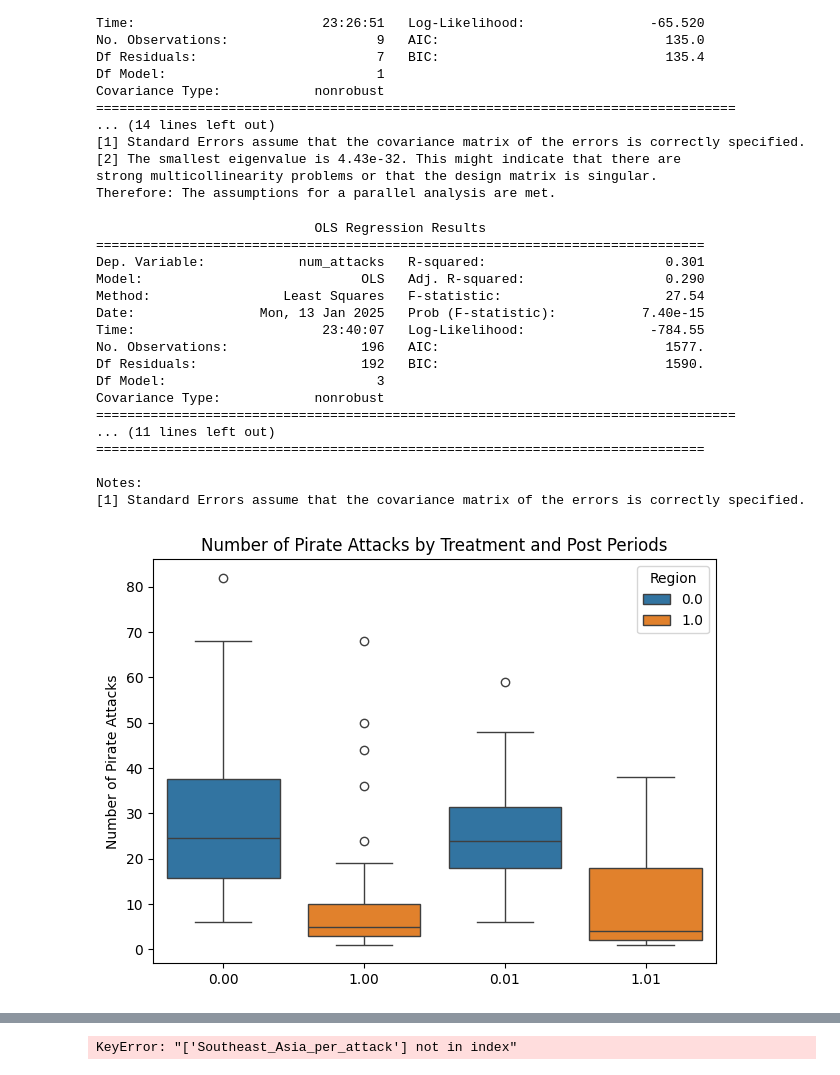
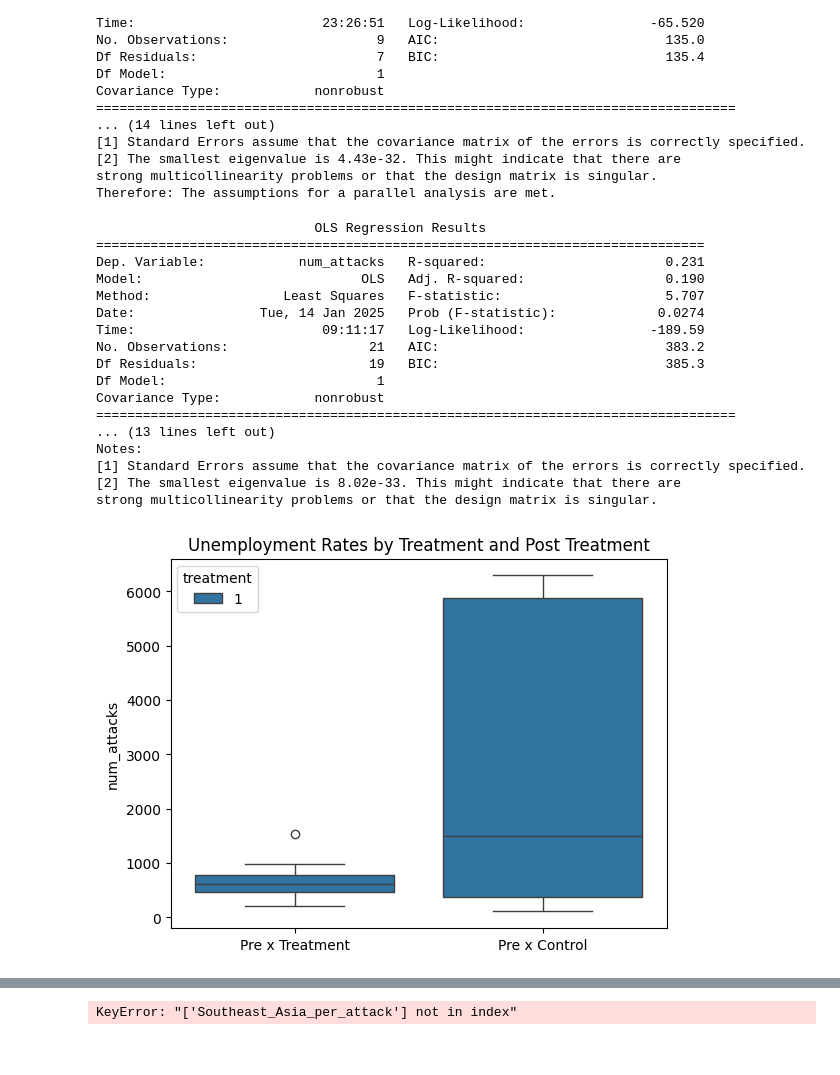
Before and after one commit to yuhengding1206/QM2-2024, a Jupyter notebook: W1_Python_Recap Copy.ipynb, the cells around one changed output, grey strips where cells are left out. Drawn from its saved outputs; the diff is of its cells as text; code cells hidden in the pictures.

```diff
--- a/W1_Python_Recap Copy.ipynb
+++ b/W1_Python_Recap Copy.ipynb
@@ -1609,50 +1609,54 @@ df = pd.read_csv(StringIO(response.content.decode('utf-8')))
 
 # Select the desired columns for Aden Gulf and Guinea Gulf
 selected_data = df[['Year', 'Aden_per_attack', 'Guinea_per_attack']]
 
 # Filter for the specific years (2000 to 2020)
 filtered_data = selected_data[(selected_data['Year'] >= 2000) & (selected_data['Year'] <= 2020)]
 
 # Create treatment variable for Aden Gulf (1) and Guinea Gulf (0)
 filtered_data['treatment'] = np.where(filtered_data['Aden_per_attack'].notnull(), 1, 0)
 
 # Create post variable (1 for post-2008, 0 for pre-2009)
 filtered_data['post'] = np.where(filtered_data['Year'] >= 2009, 1, 0)
 
+# Create an interaction term for post and treatment
+filtered_data['post_treatment'] = filtered_data['post'] * filtered_data['treatment']
+
+
 # Create a variable for the counts of attacks: Aden Gulf is already counted in 'Aden_per_attack',
 # for Guinea Gulf, we can reverse engineer the logic.
 filtered_data['num_attacks'] = np.where(filtered_data['treatment'] == 1, filtered_data['Aden_per_attack'], filtered_data['Guinea_per_attack'])
 
 # Run DID regression
-did_model = ols('num_attacks ~ post + treatment + post_treatment', data=agg_df).fit()
+# Changed 'agg_df' to 'filtered_data' to reference the correct DataFrame
+did_model = ols('num_attacks ~ post + treatment + post_treatment', data=filtered_data).fit()
 print(did_model.summary())
 
 # Visualize boxplot for pre and post periods by treatment group
-agg_df['category'] = agg_df['treatment'].astype(str) + agg_df['post'].astype(str)
-sns.boxplot(x='category', y='num_attacks', hue='treatment', data=agg_df).set_xticklabels
-['Pre x Control', 'Post x Control', 'Pre x Treatment', 'Post x Treatment']
-plt.title('Number of Pirate Attacks by Treatment and Post Periods')
+# Changed 'did' to 'filtered_data' and 'unemployment' to 'num_attacks'
+filtered_data['category'] = filtered_data['treatment'].astype(str) + filtered_data['post'].astype(str)
+sns.boxplot(x='category', y='num_attacks', hue='treatment', data=filtered_data).set_xticklabels(
+    ["Pre x Treatment", "Pre x Control", 'Post x Treatment', 'Post x Control']
+)
 plt.xlabel('')
-plt.ylabel('Number of Pirate Attacks')
-plt.legend(title='Region')
-plt.tight_layout()
+plt.title('Unemployment Rates by Treatment and Post Treatment')
 plt.show()
 # %% [output]
                             OLS Regression Results
 ==============================================================================
-Dep. Variable:            num_attacks   R-squared:                       0.301
-Model:                            OLS   Adj. R-squared:                  0.290
-Method:                 Least Squares   F-statistic:                     27.54
-Date:                Mon, 13 Jan 2025   Prob (F-statistic):           7.40e-15
-Time:                        23:40:07   Log-Likelihood:                -784.55
-No. Observations:                 196   AIC:                             1577.
-Df Residuals:                     192   BIC:                             1590.
-Df Model:                           3
+Dep. Variable:            num_attacks   R-squared:                       0.231
+Model:                            OLS   Adj. R-squared:                  0.190
+Method:                 Least Squares   F-statistic:                     5.707
+Date:                Tue, 14 Jan 2025   Prob (F-statistic):             0.0274
+Time:                        09:11:17   Log-Likelihood:                -189.59
+No. Observations:                  21   AIC:                             383.2
+Df Residuals:                      19   BIC:                             385.3
+Df Model:                           1
 Covariance Type:            nonrobust
 ==================================================================================
-... (11 lines left out)
-==============================================================================
-
+... (13 lines left out)
 Notes:
 [1] Standard Errors assume that the covariance matrix of the errors is correctly specified.
+[2] The smallest eigenvalue is 8.02e-33. This might indicate that there are
+strong multicollinearity problems or that the design matrix is singular.
-[figure, old version]
+[figure, new version]
```
Also changed, not shown: parts of 3 cells of this notebook.
